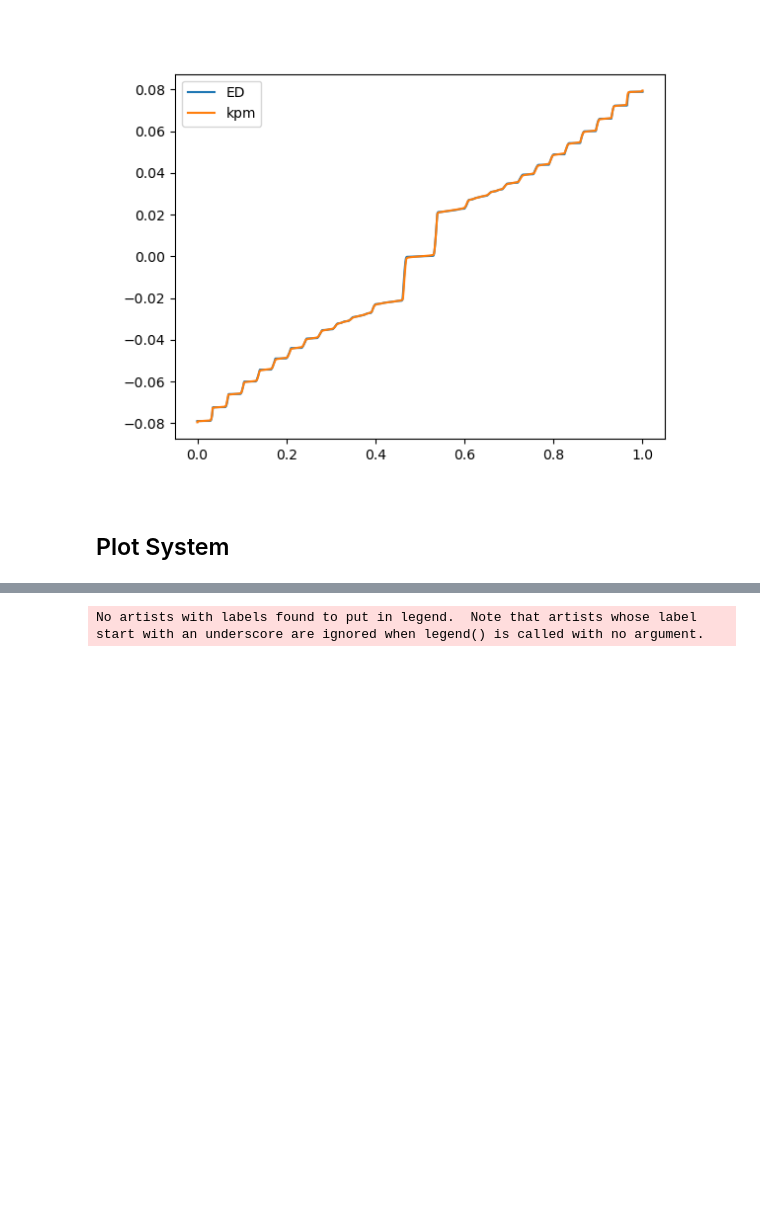
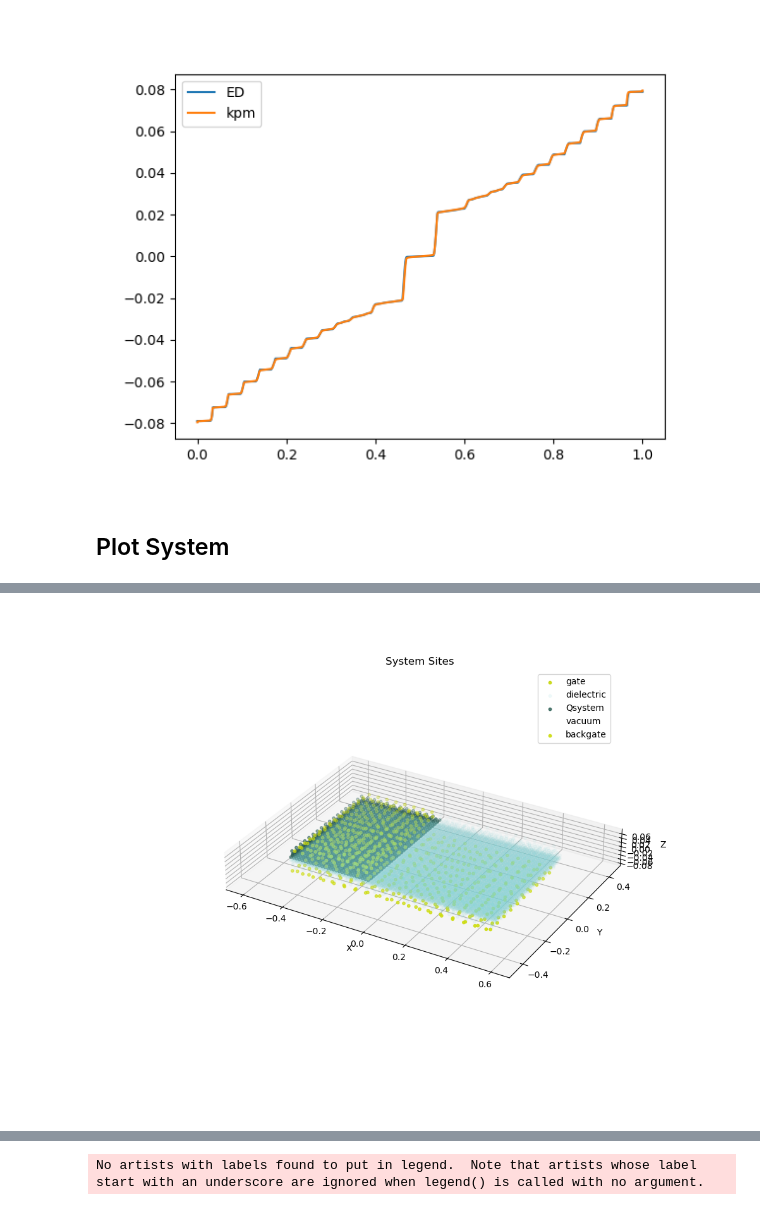
Before and after one commit to yzhaoo/EQuantum, a Jupyter notebook: squaregate.ipynb, the cells around one changed output, grey strips where cells are left out. Drawn from its saved outputs; the diff is of its cells as text; code cells hidden in the pictures; blank space fills up the shorter version.

```diff
--- a/squaregate.ipynb
+++ b/squaregate.ipynb
@@ -237,3 +242,7 @@ for site in syst.sites.values():
+# %%
+syst.plot_geometry()
+# %% [output]
+[figure, added]
 # %%
 syst.plot_geometry(prop='potential')
 # %% [output]
```
Also changed, not shown: parts of 15 cells of this notebook, 7 other files.
